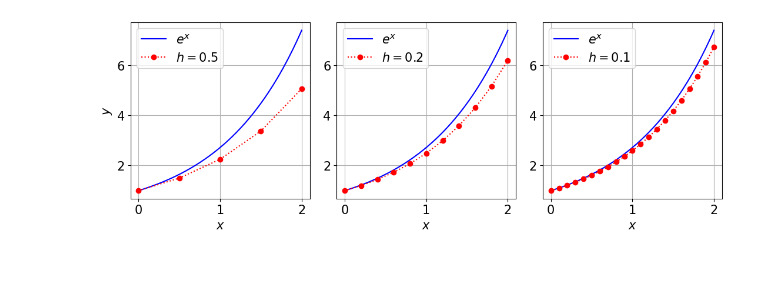
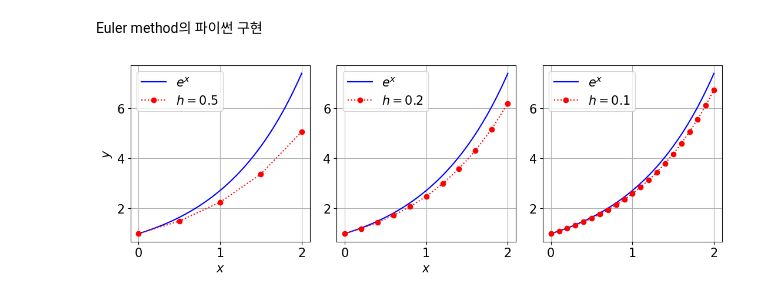
Before and after one commit to La-Folia/Numerical-Analysis, a Jupyter notebook: Integration_of_ODEs/Eulers_method.ipynb, the cells around one changed output. Drawn from its saved outputs; the diff is of its cells as text; code cells hidden in the pictures; blank space fills up the shorter version.

```diff
--- a/Integration_of_ODEs/Eulers_method.ipynb
+++ b/Integration_of_ODEs/Eulers_method.ipynb
@@ -3,6 +3,8 @@ import numpy as np
 from matplotlib import pyplot as plt
 plt.rcParams.update({'font.size': 15})
 #%config InlineBackend.figure_format='retina'
+# %% [markdown]
+Euler method의 파이썬 구현
 # %%
 def euler_ode(f, y0, x):
 
@@ -19,36 +25,39 @@ def euler_ode(f, y0, x):
     return y
-# %%
-def f(x, y):
-    return y
-
-x_true = np.linspace(0, 2, 200)
-y_true = np.exp(x_true)
-
-plt.figure(figsize=[11, 4])
-
-plt.subplot(1, 3, 1)
-x = np.linspace(0, 2, 5)
-plt.plot(x_true, y_true, "-b", x, euler_ode(f, 1, x), "o:r")
-plt.legend(["$e^x$", f"$h = {x[1] - x[0]}$"])
-plt.grid()
-plt.xlabel("$x$")
-plt.ylabel("$y$")
-
-plt.subplot(1, 3, 2)
-x = np.linspace(0, 2, 11)
-plt.plot(x_true, y_true, "-b", x, euler_ode(f, 1, x), "o:r")
-plt.legend(["$e^x$", f"$h = {x[1] - x[0]}$"])
-plt.grid()
-plt.xlabel("$x$")
-
-plt.subplot(1, 3, 3)
-x = np.linspace(0, 2, 21)
-plt.plot(x_true, y_true, "-b", x, euler_ode(f, 1, x), "o:r")
-plt.legend(["$e^x$", f"$h = {x[1] - x[0]}$"])
-plt.grid()
-plt.xlabel("$x$")
-
-plt.tight_layout()
-plt.show()
-# %% [output]
-[figure, removed]
+# %%
+def f(x, y):
+    return y
+
+x_true = np.linspace(0, 2, 200)
+y_true = np.exp(x_true)
+
+plt.figure(figsize=[11, 4])
+
+# 초기값은 x = 0 일때, y = 1 이므로 이를 대입시킨다.
+# 오직 x의 간격을 통해 해를 발전시킨다. 간격이 좁으면 좁을 수록 더 정확도가 증가하고, 넓으면 정확도가 떨어진다.
+plt.subplot(1, 3, 1)
+x = np.linspace(0, 2, 5) #오직 간격만이 차이가 있다.
+plt.plot(x_true, y_true, "-b", x, euler_ode(f, 1, x), "o:r")
+plt.legend(["$e^x$", f"$h = {x[1] - x[0]}$"])
+plt.grid()
+plt.xlabel("$x$")
+plt.ylabel("$y$")
+
+plt.subplot(1, 3, 2)
+x = np.linspace(0, 2, 11) #오직 간격만이 차이가 있다.
+plt.plot(x_true, y_true, "-b", x, euler_ode(f, 1, x), "o:r")
+plt.legend(["$e^x$", f"$h = {x[1] - x[0]}$"])
+plt.grid()
+plt.xlabel("$x$")
+
+plt.subplot(1, 3, 3)
+x = np.linspace(0, 2, 21) #오직 간격만이 차이가 있다.
+plt.plot(x_true, y_true, "-b", x, euler_ode(f, 1, x), "o:r")
+plt.legend(["$e^x$", f"$h = {x[1] - x[0]}$"])
+plt.grid()
+plt.xlabel
+("$x$")
+
+plt.tight_layout()
+plt.show()
+# %% [output]
+[figure, added]
```
Also changed, not shown: parts of 9 cells of this notebook, 1 other file.
